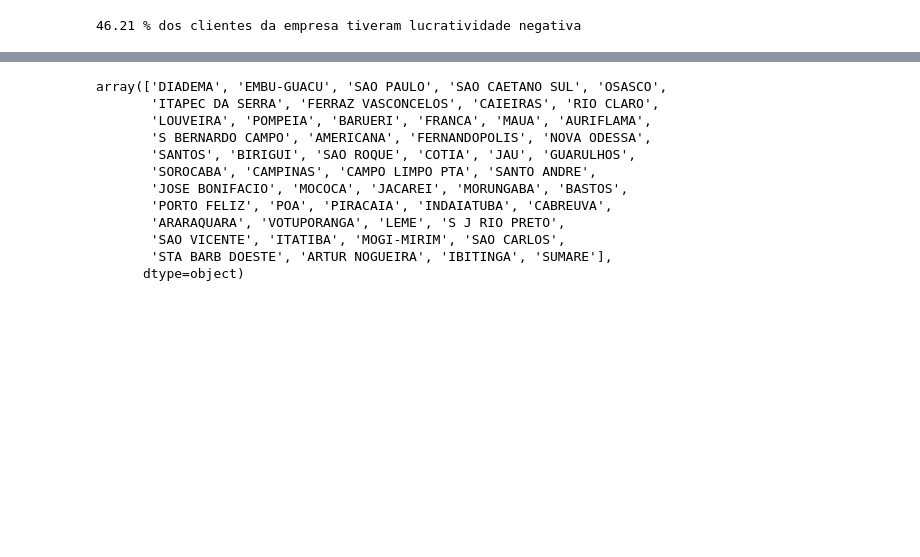
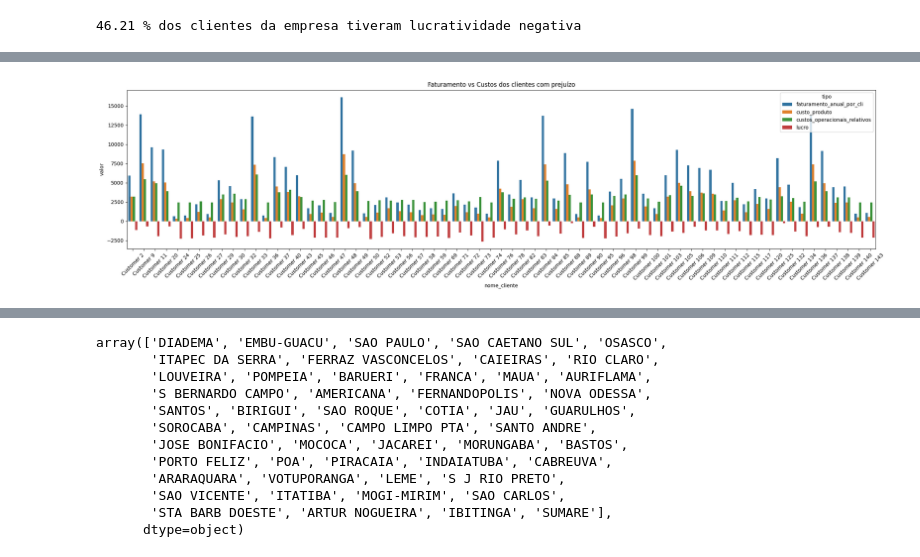
Before and after one commit to 1da1ana1/Case_Itau, a Jupyter notebook: CaseItau.ipynb, the cells around one changed output, grey strips where cells are left out. Cells and saved outputs as stored; diff of their text form; code cells hidden in the pictures; blank space fills up the shorter version.

```diff
--- a/CaseItau.ipynb
+++ b/CaseItau.ipynb
@@ -242,0 +272,17 @@ retorno_clientes.round(2)
+# %%
+df_preju = df[df['lucro'] < 0]
+
+df_preju_melt = df_preju.melt(
+    id_vars=['nome_cliente'],  value_vars=['faturamento_anual_por_cli', 'custo_produto', 'custos_operacionais_relativos', 'lucro'],
+    var_name='tipo',
+    value_name='valor'
+)
+
+plt.figure(figsize=(22,6))
+sns.barplot(data=df_preju_melt, x='nome_cliente', y='valor', hue='tipo')
+plt.xticks(rotation=45)
+plt.title("Faturamento vs Custos dos clientes com prejuízo")
+plt.tight_layout()
+plt.show()
+# %% [output]
+[figure, added]
```
Also changed, not shown: parts of 33 cells of this notebook.
